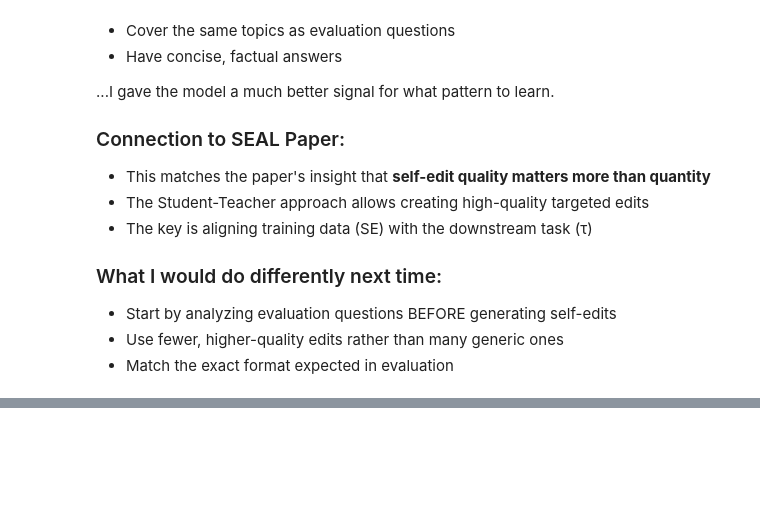
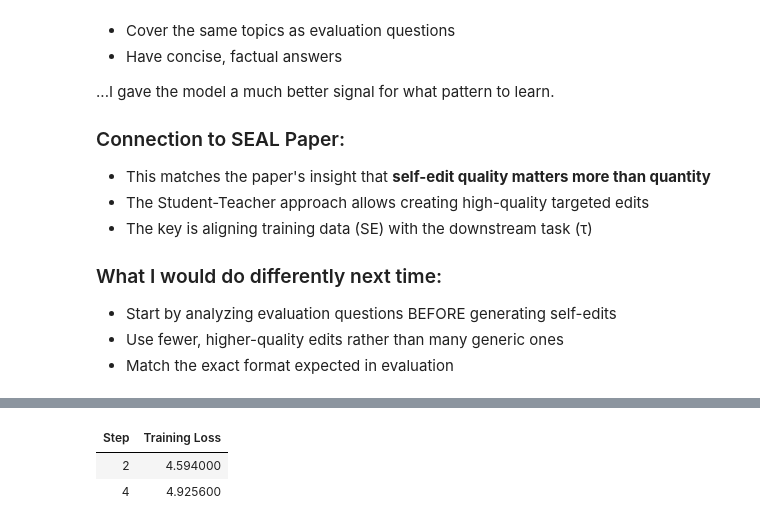
Before and after one commit to AbdeljalilOtman/Mini_SEAL_IMplimentation, a Jupyter notebook: Mini_SEAL .ipynb, the cells around one changed output, grey strips where cells are left out. Cells and saved outputs as stored; diff of their text form; code cells hidden in the pictures; blank space fills up the shorter version.

```diff
--- a/Mini_SEAL .ipynb
+++ b/Mini_SEAL .ipynb
@@ -1037,0 +2094,82 @@ The original Round 1 edits were too **generic** - they paraphrased the passage b
+# %%
+# M-STEP: SFT only on edits with positive reward (r=1)
+# This is the "rejection sampling + SFT" from ReSTEM
+
+from transformers import Trainer, TrainingArguments, DataCollatorForLanguageModeling
+from peft import LoraConfig, get_peft_model, TaskType
+from datasets import Dataset
+
+print("=" * 70)
+print("📊 M-STEP: SFT on Positive-Reward Edits Only")
+print("=" * 70)
+
+# Select only edits with r=1
+selected_edits = [
+    {"synthetic_example": edit_results[i]["synthetic_example"]}
+    for i in range(len(edit_results))
+    if edit_results[i]["reward"] == 1
+]
+
+# If no edits passed, use top-k by delta_f1 instead
+if len(selected_edits) == 0:
+    print("⚠️ No edits passed threshold, selecting top 3 by ΔF1...")
+    sorted_by_delta = sorted(edit_results, key=lambda x: x["delta_f1"], reverse=True)
+    selected_edits = [{"synthetic_example": e["synthetic_example"]} for e in sorted_by_delta[:3]]
+
+print(f"\n🎯 Selected {len(selected_edits)} edits for M-Step training")
+
+# Prepare dataset
+train_texts_optA = [e["synthetic_example"] for e in selected_edits]
+train_dataset_optA = Dataset.from_dict({"text": train_texts_optA})
+
+# Load Round 2 as base, apply new LoRA for this round
+base_optA = AutoModelForCausalLM.from_pretrained(base_model_name, torch_dtype=torch.float32)
+model_r2_optA = PeftModel.from_pretrained(base_optA, "./lora_adapter_round2")
+model_r2_optA = model_r2_optA.merge_and_unload()
+
+lora_config_optA = LoraConfig(
+    task_type=TaskType.CAUSAL_LM,
+    r=8,
+    lora_alpha=16,
+    lora_dropout=0.1,
+    target_modules=["c_attn"],
+)
+model_optA = get_peft_model(model_r2_optA, lora_config_optA)
+
+# Tokenize
+def tokenize_optA(examples):
+    return tokenizer_optA(examples["text"], truncation=True, max_length=256, padding="max_length")
+
+tokenized_optA = train_dataset_optA.map(tokenize_optA, batched=True, remove_columns=["text"])
+
+# Training - multiple epochs on selected edits
+training_args_optA = TrainingArguments(
+    output_dir="./lora_optionA_mstep",
+    overwrite_output_dir=True,
+    num_train_epochs=5,  # More epochs since fewer examples
+    per_device_train_batch_size=1,
+    gradient_accumulation_steps=2,
+    learning_rate=3e-5,
+    logging_steps=2,
+    save_steps=50,
+    fp16=False,
+    report_to="none",
+    dataloader_num_workers=0,
+)
+
+data_collator_optA = DataCollatorForLanguageModeling(tokenizer=tokenizer_optA, mlm=False)
+
+trainer_optA = Trainer(
+    model=model_optA,
+    args=training_args_optA,
+    train_dataset=tokenized_optA,
+    data_collator=data_collator_optA,
+)
+
+print(f"\n🚀 M-Step: Training on {len(selected_edits)} filtered edits...")
+trainer_optA.train()
+
+model_optA.save_pretrained("./lora_adapter_optionA")
+tokenizer_optA.save_pretrained("./lora_adapter_optionA")
+print("✅ Option A adapter saved to ./lora_adapter_optionA")
+# %% [output]
@@ -1037,0 +2183,3 @@ The original Round 1 edits were too **generic** - they paraphrased the passage b
+| Step | Training Loss |
+| 2 | 4.594000 |
+| 4 | 4.925600 |
```
Also changed, not shown: parts of 30 cells of this notebook, 6 other files.
